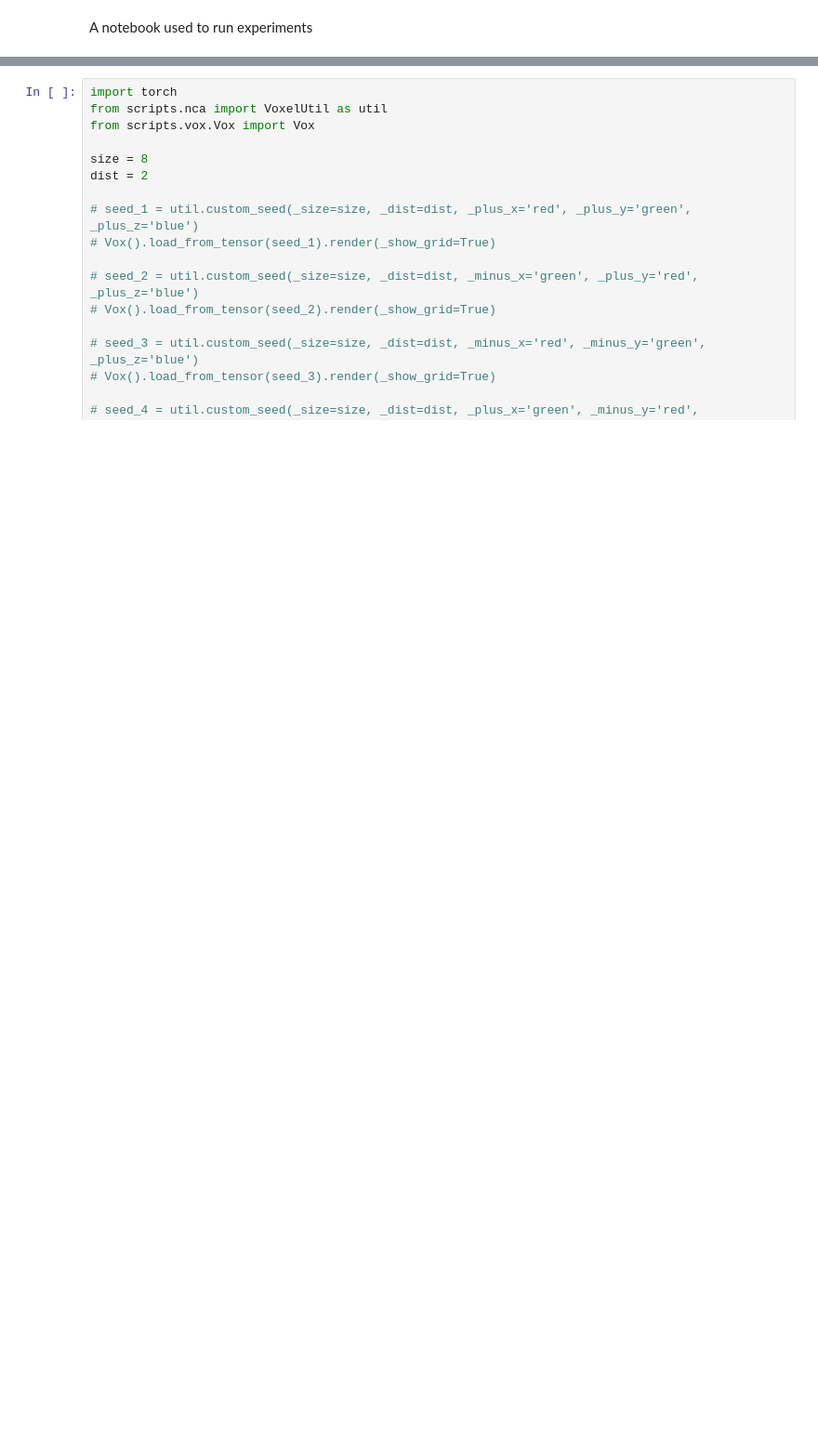
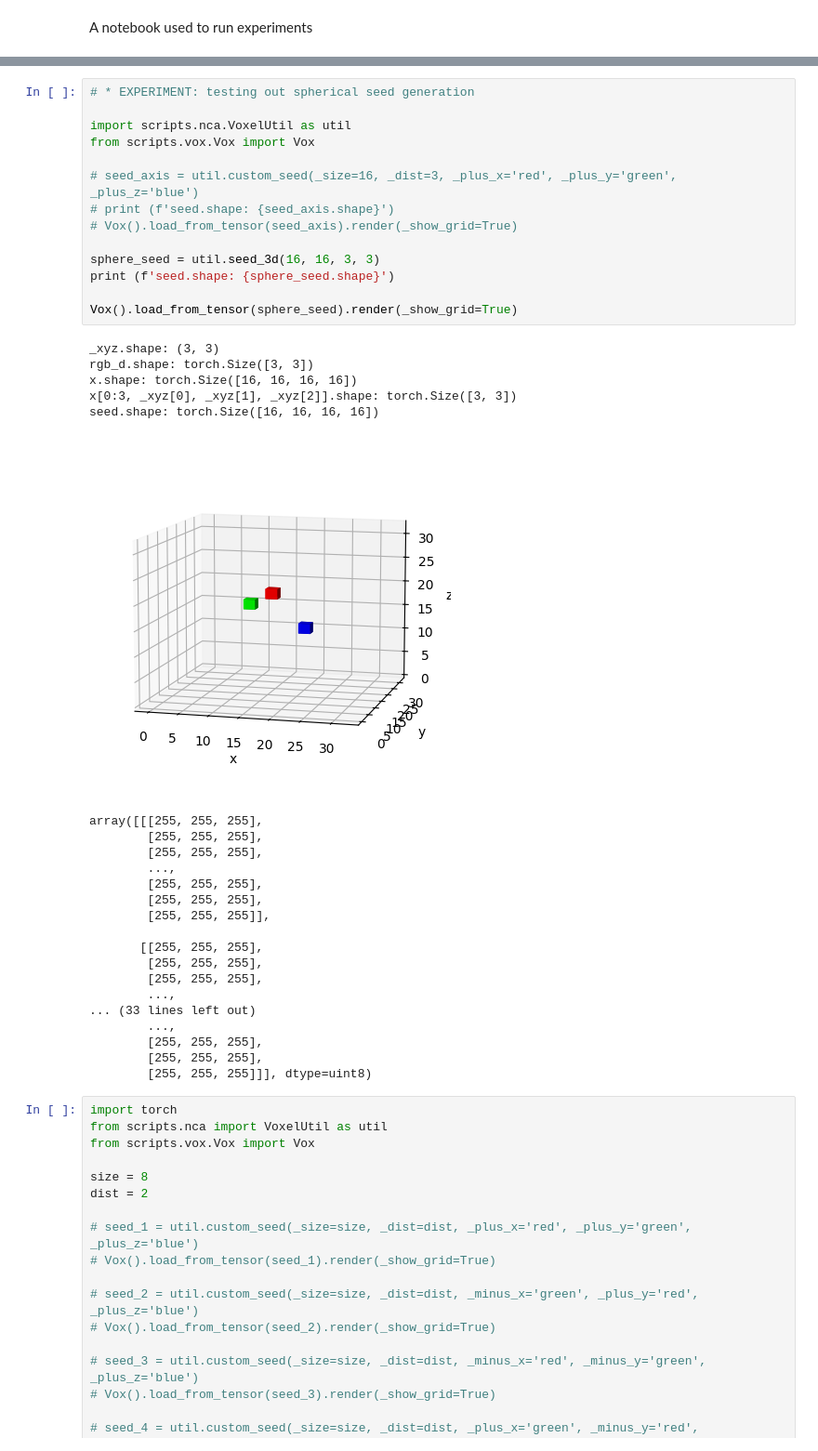
Before and after one commit to mravelo5874/neural-cellular-automata, a Jupyter notebook: _5_voxel_nca/experiments.ipynb, the cells around one changed output, grey strips where cells are left out. Shown at 93% size. Drawn from its saved outputs; the diff is of its cells as text; blank space fills up the shorter version.

```diff
--- a/_5_voxel_nca/experiments.ipynb
+++ b/_5_voxel_nca/experiments.ipynb
@@ -108,3 +76,41 @@ array([[[255, 255, 255],
+# %%
+# * EXPERIMENT: testing out spherical seed generation
+
+import scripts.nca.VoxelUtil as util
+from scripts.vox.Vox import Vox
+
+# seed_axis = util.custom_seed(_size=16, _dist=3, _plus_x='red', _plus_y='green', _plus_z='blue')
+# print (f'seed.shape: {seed_axis.shape}')
+# Vox().load_from_tensor(seed_axis).render(_show_grid=True)
+
+sphere_seed = util.seed_3d(16, 16, 3, 3)
+print (f'seed.shape: {sphere_seed.shape}')
+
+Vox().load_from_tensor(sphere_seed).render(_show_grid=True)
+# %% [output]
+_xyz.shape: (3, 3)
+rgb_d.shape: torch.Size([3, 3])
+x.shape: torch.Size([16, 16, 16, 16])
+x[0:3, _xyz[0], _xyz[1], _xyz[2]].shape: torch.Size([3, 3])
+seed.shape: torch.Size([16, 16, 16, 16])
+[figure, added]
+array([[[255, 255, 255],
+        [255, 255, 255],
+        [255, 255, 255],
+        ...,
+        [255, 255, 255],
+        [255, 255, 255],
+        [255, 255, 255]],
+
+       [[255, 255, 255],
+        [255, 255, 255],
+        [255, 255, 255],
+        ...,
+... (33 lines left out)
+        ...,
+        [255, 255, 255],
+        [255, 255, 255],
+        [255, 255, 255]]], dtype=uint8)
 # %%
 import torch
 from scripts.nca import VoxelUtil as util
```
Also changed, not shown: parts of 5 cells of this notebook, 4 other files.
